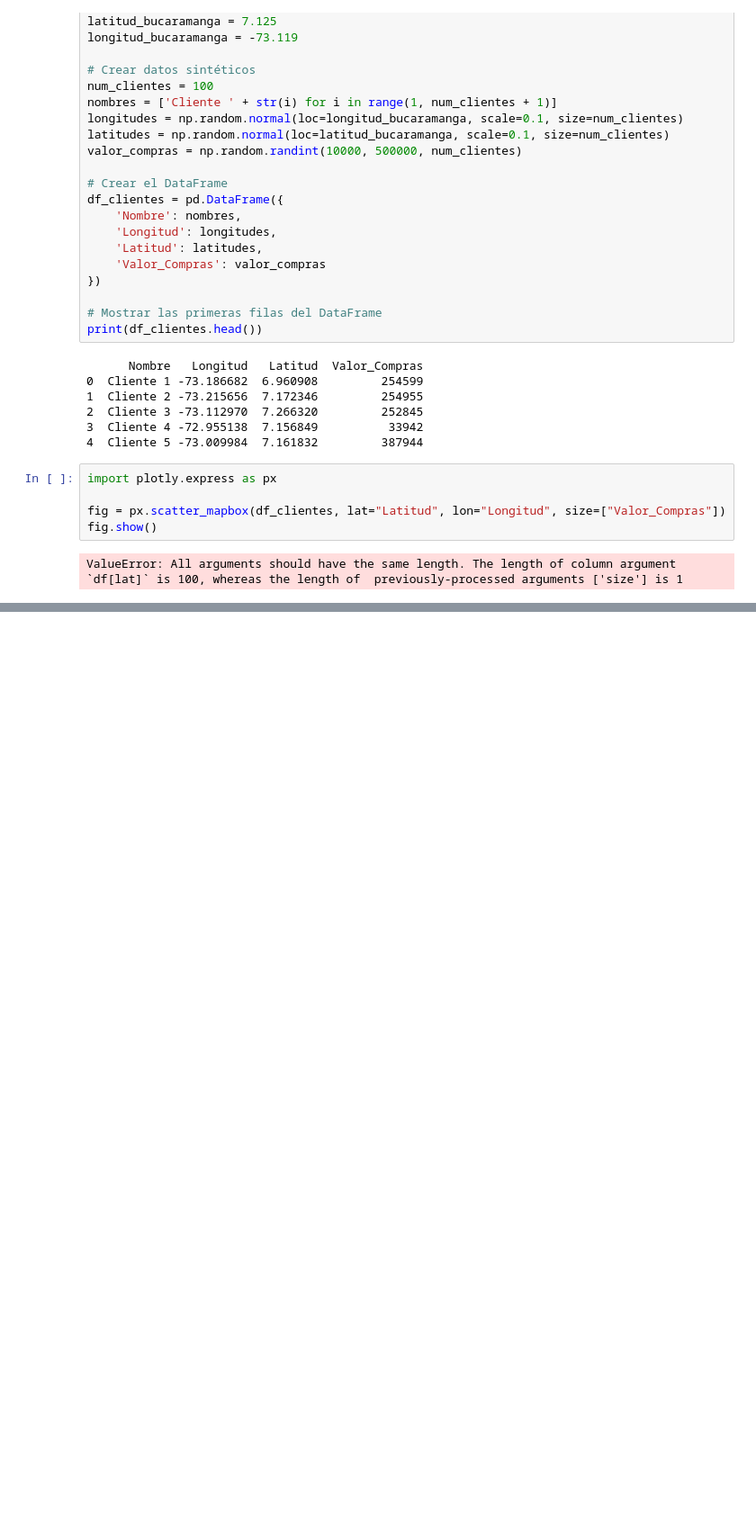
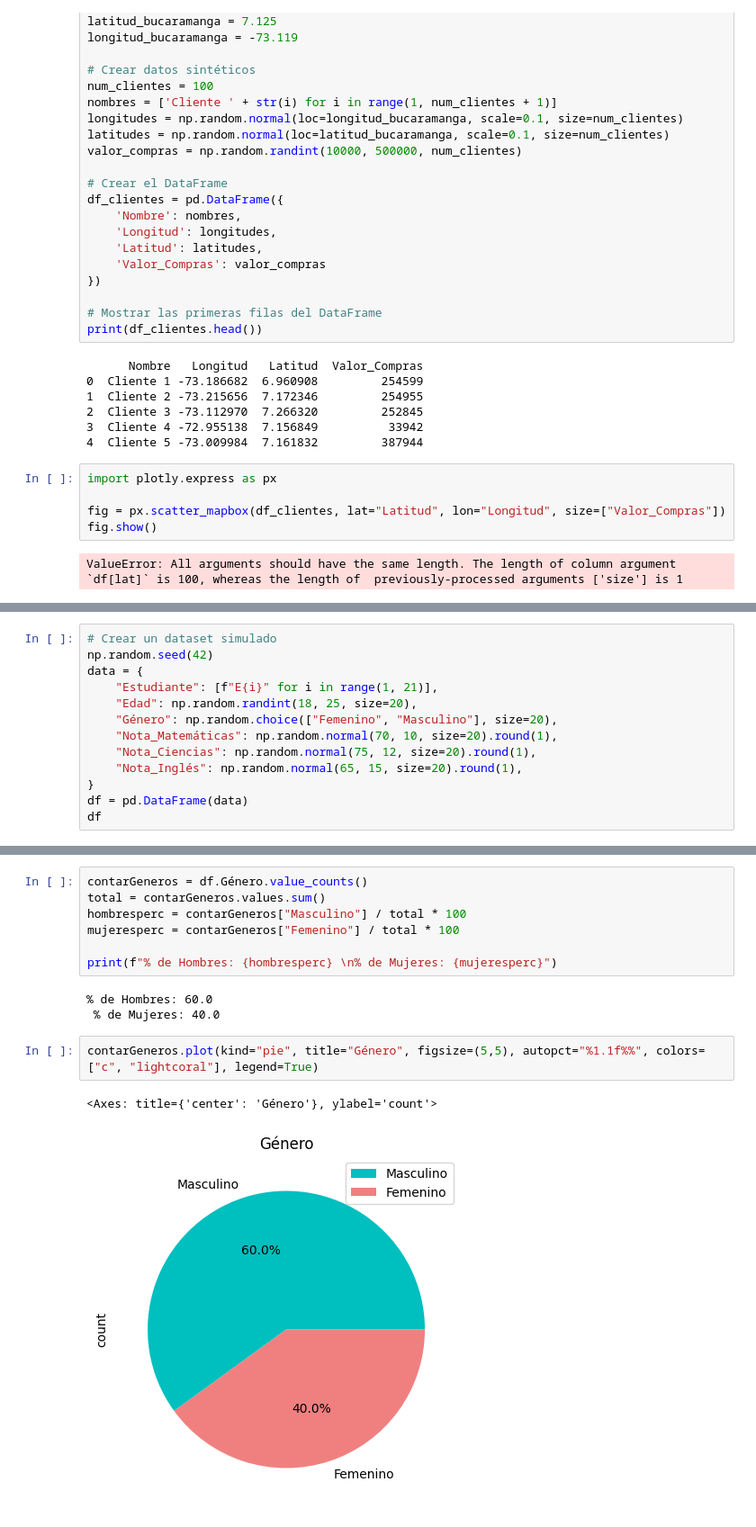
Before and after one commit to sergioc248/apuntes-inteligencia-artificial, a Jupyter notebook: Apuntes_EDA.ipynb, the cells around one changed output, grey strips where cells are left out. Shown at 90% size. Cells and saved outputs as stored; diff of their text form; blank space fills up the shorter version.

```diff
--- a/Apuntes_EDA.ipynb
+++ b/Apuntes_EDA.ipynb
@@ -276,0 +354,13 @@ fig.show()
+# %%
+# Crear un dataset simulado
+np.random.seed(42)
+data = {
+    "Estudiante": [f"E{i}" for i in range(1, 21)],
+    "Edad": np.random.randint(18, 25, size=20),
+    "Género": np.random.choice(["Femenino", "Masculino"], size=20),
+    "Nota_Matemáticas": np.random.normal(70, 10, size=20).round(1),
+    "Nota_Ciencias": np.random.normal(75, 12, size=20).round(1),
+    "Nota_Inglés": np.random.normal(65, 15, size=20).round(1),
+}
+df = pd.DataFrame(data)
+df
@@ -276,0 +403,15 @@ fig.show()
+# %%
+contarGeneros = df.Género.value_counts()
+total = contarGeneros.values.sum()
+hombresperc = contarGeneros["Masculino"] / total * 100
+mujeresperc = contarGeneros["Femenino"] / total * 100
+
+print(f"% de Hombres: {hombresperc} \n% de Mujeres: {mujeresperc}")
+# %% [output]
+% de Hombres: 60.0
+ % de Mujeres: 40.0
+# %%
+contarGeneros.plot(kind="pie", title="Género", figsize=(5,5), autopct="%1.1f%%", colors=["c", "lightcoral"], legend=True)
+# %% [output]
+<Axes: title={'center': 'Género'}, ylabel='count'>
+[figure, added]
```
Also changed, not shown: parts of 33 cells of this notebook.
